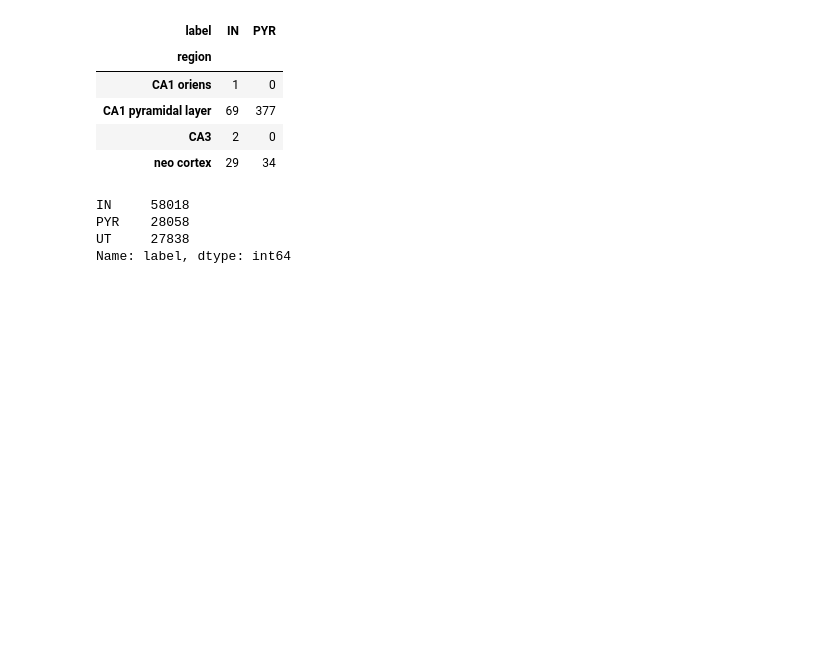
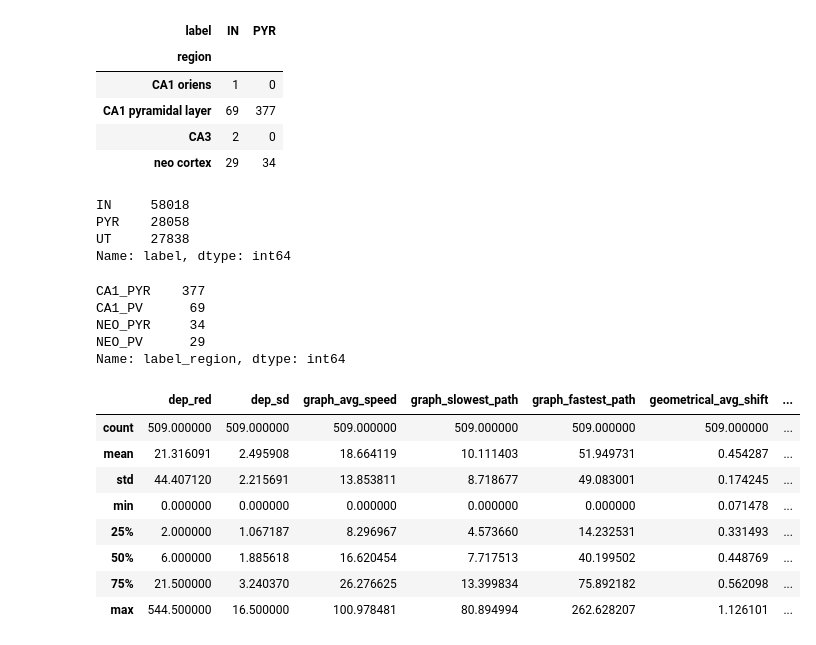
Before and after one commit to LiorSukman/Stark-Lab-Project, a Jupyter notebook: neo_vs_CA.ipynb, the cells around one changed output. Drawn from its saved outputs; the diff is of its cells as text; code cells hidden in the pictures; blank space fills up the shorter version.

```diff
--- a/neo_vs_CA.ipynb
+++ b/neo_vs_CA.ipynb
@@ -101,0 +113,28 @@ Name: label, dtype: int64
+# %%
+df=df[df.label >= 0]
+df=df[df.region <= 1]
+df.region = df.region * 2
+df['label_region'] = df.label + df.region
+
+df.label = df.label.map({1: 'PYR', 0: 'IN'})
+
+df.label_region = df.label_region.map({0: 'NEO_PV', 1: 'NEO_PYR', 2: 'CA1_PV', 3: 'CA1_PYR'})
+pd.value_counts(df.label_region)
+# %% [output]
+CA1_PYR    377
+CA1_PV      69
+NEO_PYR     34
+NEO_PV      29
+Name: label_region, dtype: int64
+# %%
+df.describe()
+# %% [output]
+|  | dep_red | dep_sd | graph_avg_speed | graph_slowest_path | graph_fastest_path | geometrical_avg_shift | ... |
+| count | 509.000000 | 509.000000 | 509.000000 | 509.000000 | 509.000000 | 509.000000 | ... |
+| mean | 21.316091 | 2.495908 | 18.664119 | 10.111403 | 51.949731 | 0.454287 | ... |
+| std | 44.407120 | 2.215691 | 13.853811 | 8.718677 | 49.083001 | 0.174245 | ... |
+| min | 0.000000 | 0.000000 | 0.000000 | 0.000000 | 0.000000 | 0.071478 | ... |
+| 25% | 2.000000 | 1.067187 | 8.296967 | 4.573660 | 14.232531 | 0.331493 | ... |
+| 50% | 6.000000 | 1.885618 | 16.620454 | 7.717513 | 40.199502 | 0.448769 | ... |
+| 75% | 21.500000 | 3.240370 | 26.276625 | 13.399834 | 75.892182 | 0.562098 | ... |
+| max | 544.500000 | 16.500000 | 100.978481 | 80.894994 | 262.628207 | 1.126101 | ... |
```
Also changed, not shown: parts of 5 cells of this notebook, 12 other files.
